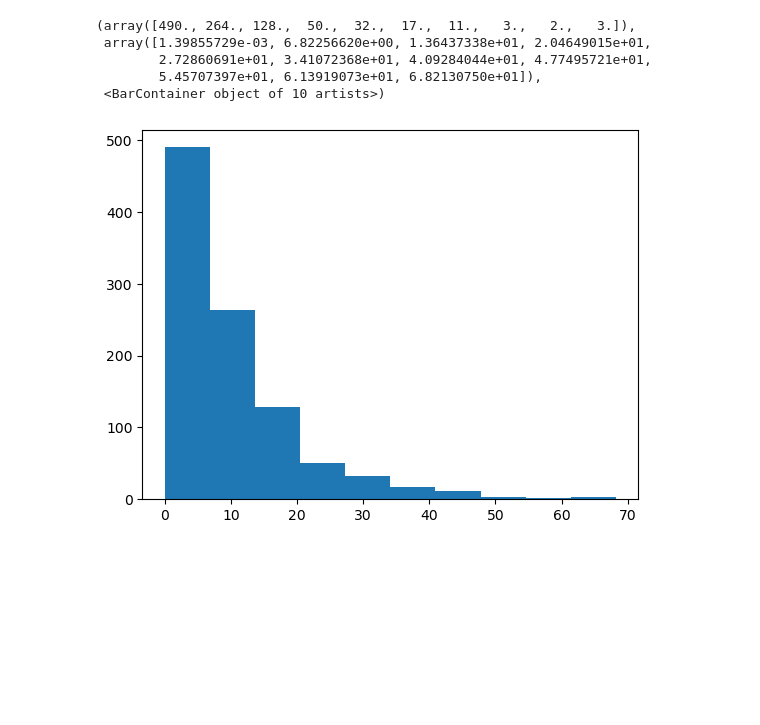
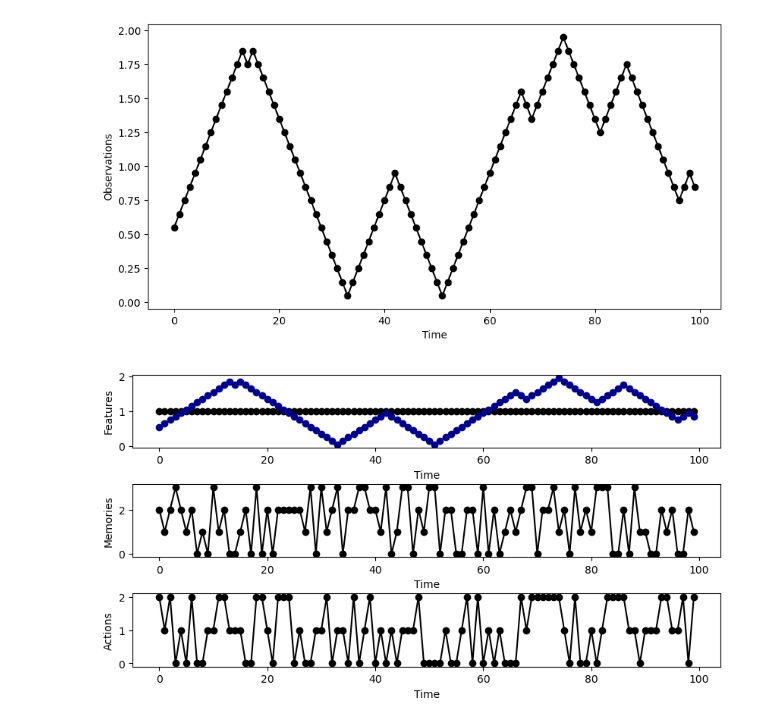
Before and after one commit to giorgionicoletti/InferenceFSCs, a Jupyter notebook: notebooks/FSC_continuous.ipynb, the cells around one changed output. Cells and saved outputs as stored; diff of their text form; code cells hidden in the pictures; blank space fills up the shorter version.

Commit message:
Added generation class with continuous observations

```diff
--- a/notebooks/FSC_continuous.ipynb
+++ b/notebooks/FSC_continuous.ipynb
@@ -13,9 +13,0 @@ import ObsModels
-# %%
-plt.hist(ObsModels.get_waiting_times(1000, 0.1))
-# %% [output]
-(array([490., 264., 128.,  50.,  32.,  17.,  11.,   3.,   2.,   3.]),
- array([1.39855729e-03, 6.82256620e+00, 1.36437338e+01, 2.04649015e+01,
-        2.72860691e+01, 3.41072368e+01, 4.09284044e+01, 4.77495721e+01,
-        5.45707397e+01, 6.13919073e+01, 6.82130750e+01]),
- <BarContainer object of 10 artists>)
-[figure, removed]
@@ -21,0 +349,27 @@ plt.hist(ObsModels.get_waiting_times(1000, 0.1))
+# %%
+NSteps = 100
+NTraj = 250
+
+rate = 0.1
+mplus = 0.1
+mminus = -0.1
+dt = 1
+y0 = 1
+
+observations = ObsModels.LinearRamps(NTraj, NSteps, rate, mplus, mminus, dt, initial_seed = 0)
+
+features = []
+
+for i in range(NTraj):
+    features.append(np.array([np.ones(NSteps), observations[i]]))
+
+
+fig, ax = plt.subplots(1,1, figsize=(10,5))
+ax.plot(observations[0], 'o', label='Trajectory 0', color='black')
+plt.plot(observations[0], color='black', label='Trajectory 0')
+ax.set_xlabel('Time')
+ax.set_ylabel('Observations')
+
+plt.show()
+# %% [output]
+[figure, added]
@@ -21,0 +391,7 @@ plt.hist(ObsModels.get_waiting_times(1000, 0.1))
+# %%
+colors = ["k", "darkblue"]
+idx_trj = 0
+trj = trajectories[idx_trj]
+fig, ax = FSC.plot_trajectory(trj, Time, colors_features = colors)
+# %% [output]
+[figure, added]
```
Also changed, not shown: parts of 6 cells of this notebook, 1 other file.
